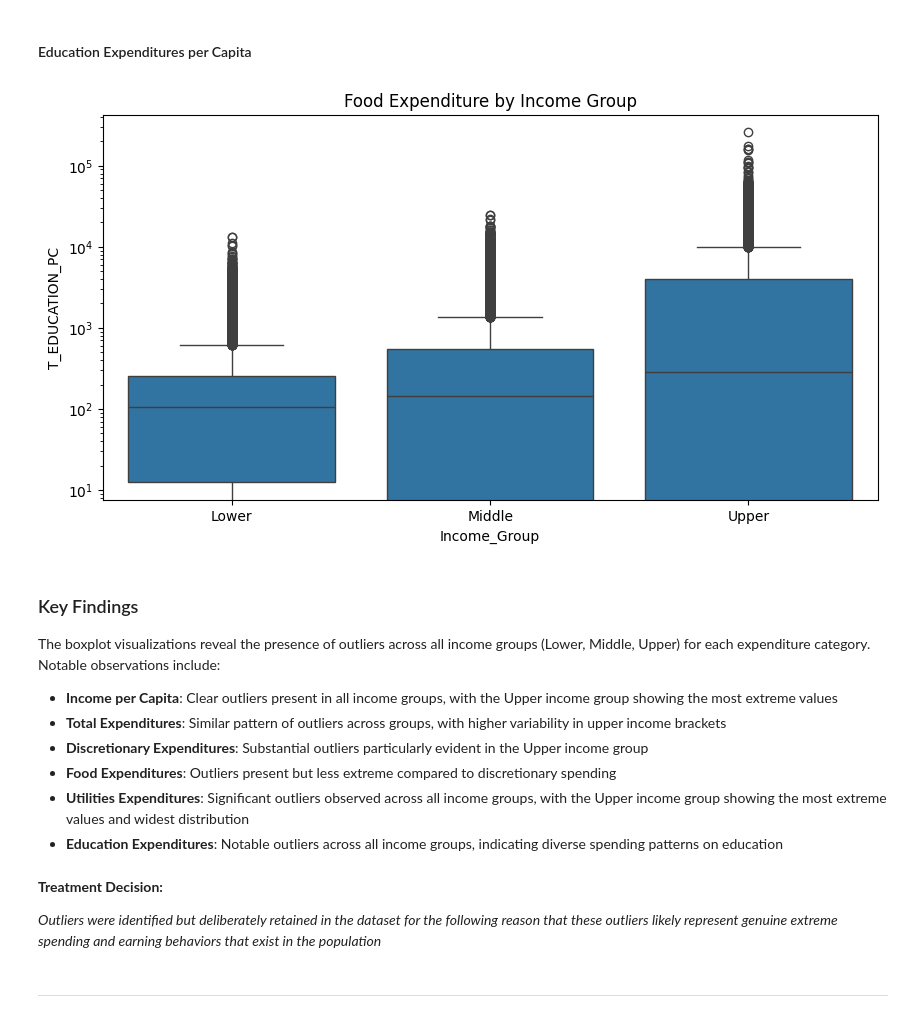
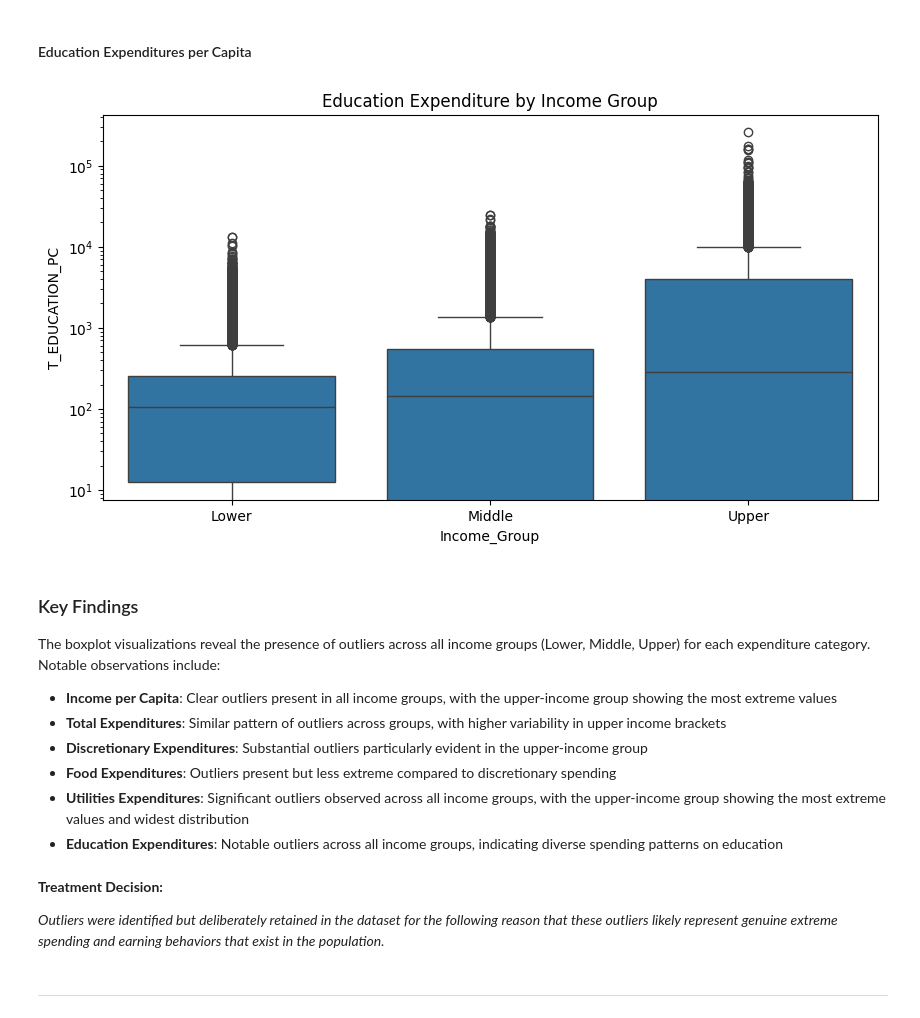
Before and after one commit to marxandreadiane/CSMODEL-MCO1, a Jupyter notebook: CSMODEL-MCO1.ipynb, the cells around one changed output. Saved outputs shown, nothing was run; the diff lists cells and outputs as text; code cells hidden in the pictures.

```diff
--- a/CSMODEL-MCO1.ipynb
+++ b/CSMODEL-MCO1.ipynb
@@ -455,28 +455,28 @@ plt.show()
 # %%
 fies_df['T_EDUCATION_PC'] = fies_df['T_EDUCATION'] / fies_df['FSIZE']
 
 plt.figure(figsize=(10, 5))
 sns.boxplot(x='Income_Group', y='T_EDUCATION_PC', data=fies_df)
-plt.title("Food Expenditure by Income Group")
+plt.title("Education Expenditure by Income Group")
 plt.yscale('log')
 plt.show()
 # %% [output]
-[figure, old version]
+[figure, new version]
 # %% [markdown]
 ### Key Findings
 
 The boxplot visualizations reveal the presence of outliers across all income groups (Lower, Middle, Upper) for each expenditure category. Notable observations include:
 
-- **Income per Capita**: Clear outliers present in all income groups, with the Upper income group showing the most extreme values
+- **Income per Capita**: Clear outliers present in all income groups, with the upper-income group showing the most extreme values
 - **Total Expenditures**: Similar pattern of outliers across groups, with higher variability in upper income brackets
-- **Discretionary Expenditures**: Substantial outliers particularly evident in the Upper income group
+- **Discretionary Expenditures**: Substantial outliers particularly evident in the upper-income group
 - **Food Expenditures**: Outliers present but less extreme compared to discretionary spending
-- **Utilities Expenditures**: Significant outliers observed across all income groups, with the Upper income group showing the most extreme values and widest distribution
+- **Utilities Expenditures**: Significant outliers observed across all income groups, with the upper-income group showing the most extreme values and widest distribution
 - **Education Expenditures**: Notable outliers across all income groups, indicating diverse spending patterns on education
 # %% [markdown]
 **Treatment Decision:**
 
-*Outliers were identified but deliberately retained in the dataset for the following reason that these outliers likely represent genuine extreme spending and earning behaviors that exist in the population*
+*Outliers were identified but deliberately retained in the dataset for the following reason that these outliers likely represent genuine extreme spending and earning behaviors that exist in the population.*
 # %% [markdown]
 ---
 # %% [markdown]
```
Also changed, not shown: parts of 15 cells of this notebook.
